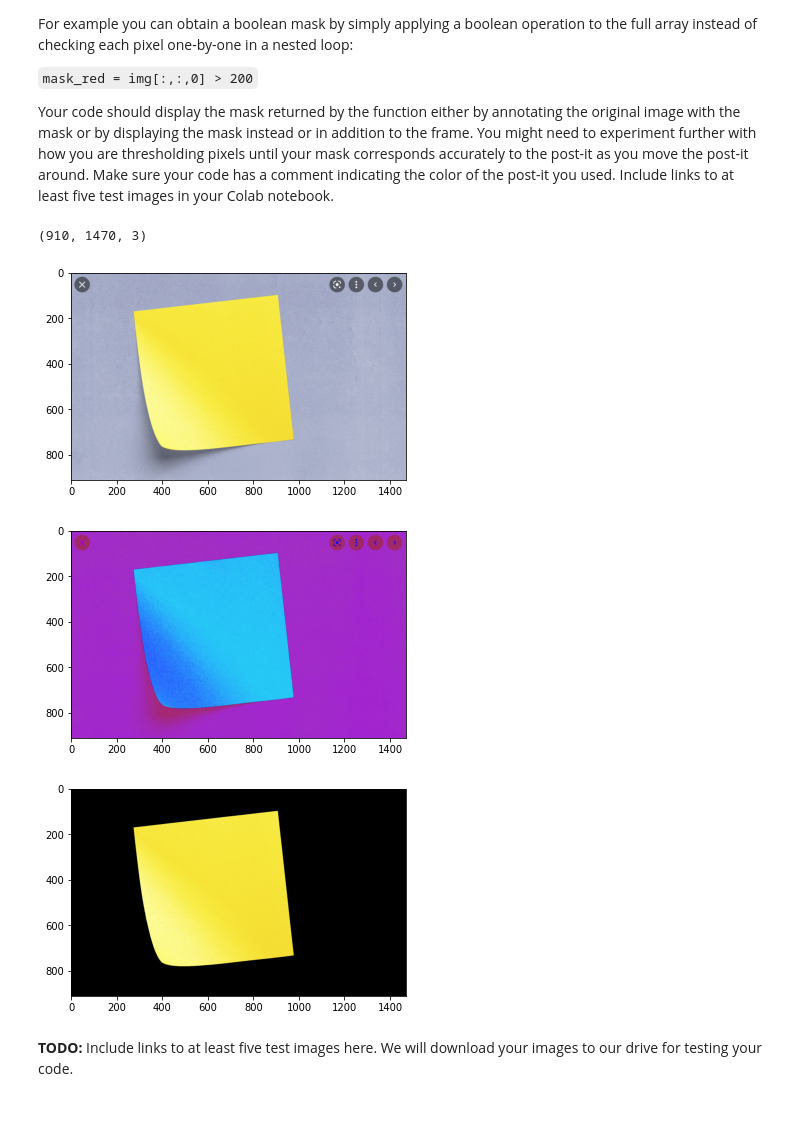
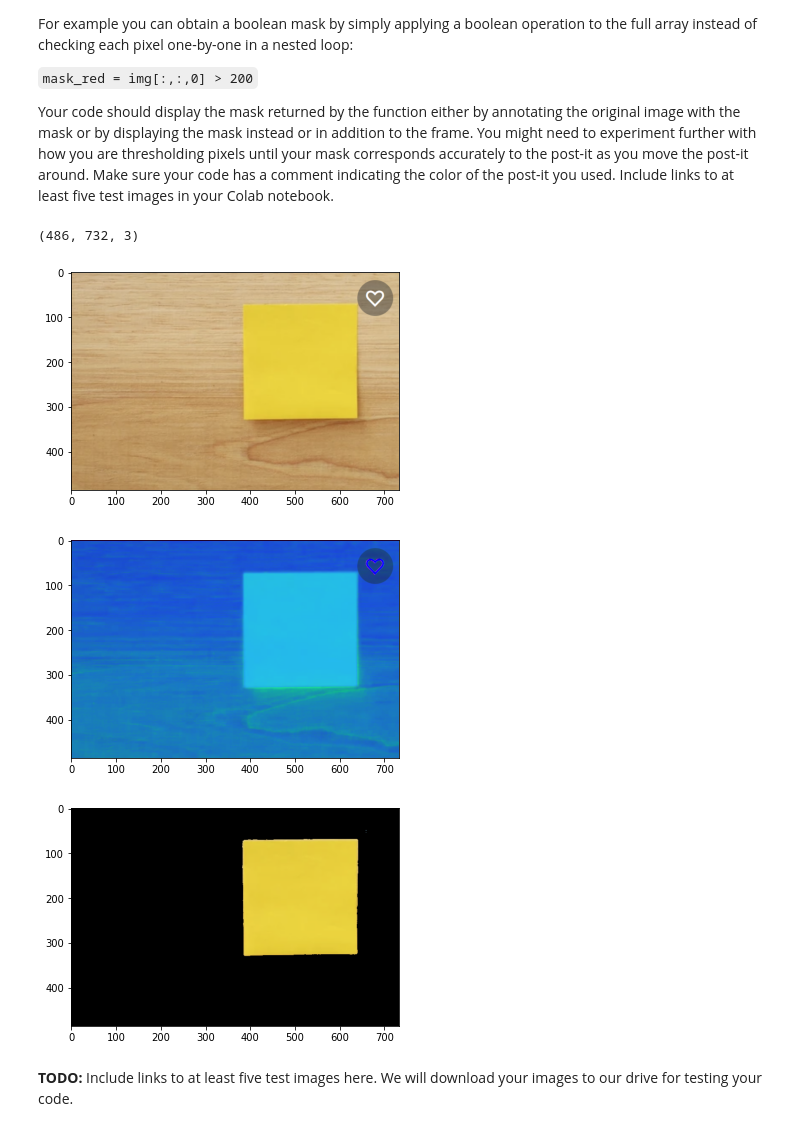
Before and after one commit to tejabalu/GIX, a Jupyter notebook: Copy_of_lab3_image_processing.ipynb, the cells around one changed output. Drawn from its saved outputs; the diff is of its cells as text; code cells hidden in the pictures.

```diff
--- a/Copy_of_lab3_image_processing.ipynb
+++ b/Copy_of_lab3_image_processing.ipynb
@@ -219,39 +219,39 @@ def detect_postit(img):
     threshold=0.4
     for i in range(1, img.shape[0]):
       for j in range(1, img.shape[1]):
-        if (imghsv[i,j,:] > [0.02,0.3,0.1]).all():
+        if (imghsv[i,j,:] > [0.12,0.35,0.09]).all():
           mask[i,j,:] = imghsv[i,j,:]
         else:
           mask[i,j,:] = [0,0,0]
 
     return mask
 
 if __name__ == "__main__":
 
     ## TODO: Load test image
-    img = plt.imread('https://raw.githubusercontent.com/tejabalu/udub/master/Sticky%20notes/Screenshot%202021-10-14%20125217.png')
+    img = plt.imread('https://raw.githubusercontent.com/tejabalu/udub/master/Sticky%20notes/Screenshot%202021-10-14%20113838.png')
 
     fig1 = plt.figure("Original image")
     img = img[...,:3]
     print(img.shape)
     imghsv = color.rgb2hsv(img)
     plt.imshow(img)
 
     fig1 = plt.figure("HSV image")
     plt.imshow(imghsv)
 
     mask = detect_postit(img)
     fig2 = plt.figure("Postit mask")
     mask = color.hsv2rgb(mask)
     plt.imshow(mask)
 
     # Show everything
     plt.show()
 # %% [output]
-(910, 1470, 3)
+(486, 732, 3)
-[figure, old version]
+[figure, new version]
-[figure, old version]
+[figure, new version]
-[figure, old version]
+[figure, new version]
 # %% [markdown]
 **TODO:** Include links to at least five test images here. We will download your images to our drive for testing your code.
 # %% [markdown]
```
